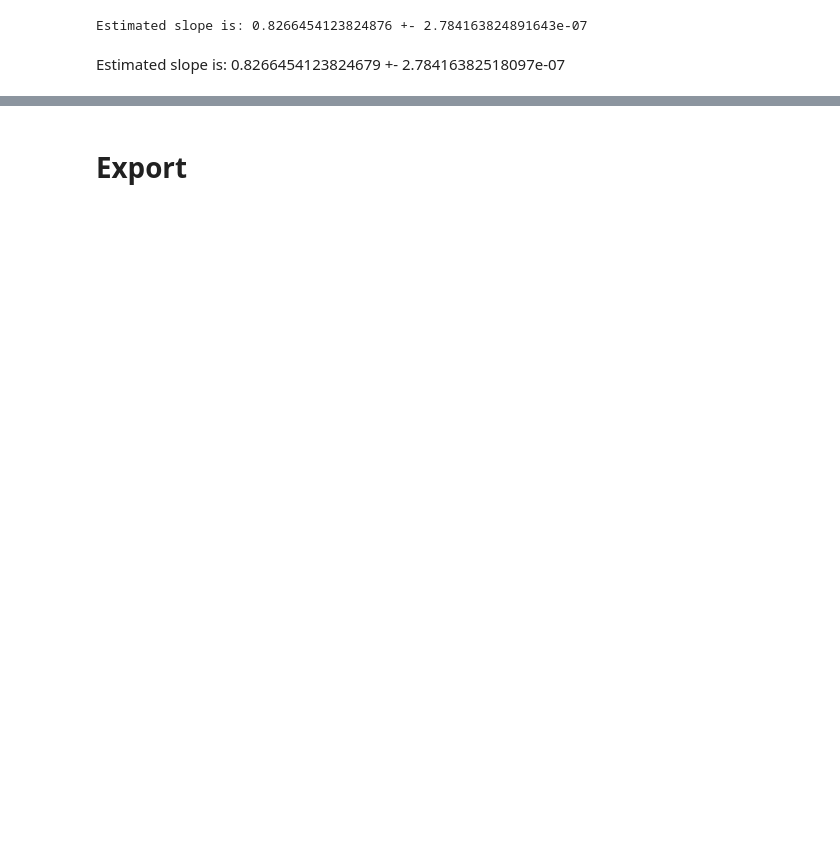
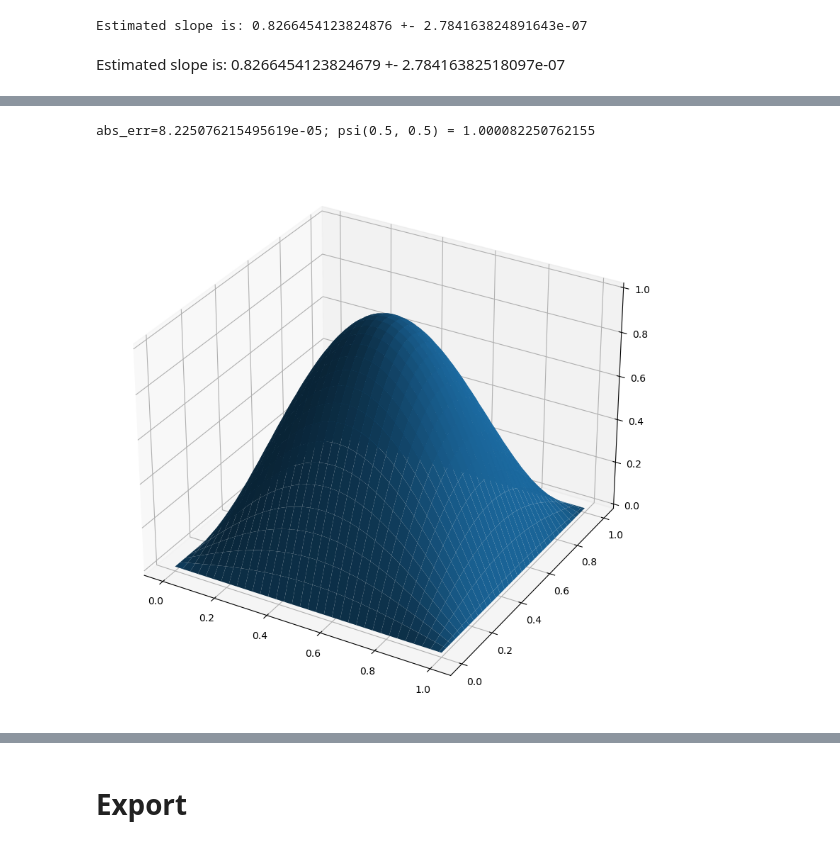
Before and after one commit to AugustasMacijauskas/uom-project, a Jupyter notebook: nbs/01_poisson_solvers.ipynb, the cells around one changed output, grey strips where cells are left out. Cells and saved outputs as stored; diff of their text form; code cells hidden in the pictures; blank space fills up the shorter version.

```diff
--- a/nbs/01_poisson_solvers.ipynb
+++ b/nbs/01_poisson_solvers.ipynb
@@ -204,13 +205,7 @@ Estimated slope is: 0.8266454123824876 +- 2.784163824891643e-07
 First check $\psi = 0$ for $\omega = 0$:
 # %%
 N = 20
-nx = N + 1
-ny = N + 1 # = nx
-
-h = 1 / N
-
-# SOR parameter
-r = 2 / (1 + np.pi / N) # optimal value
+nx = ny = N + 1
 
 w = np.zeros_like(psi) # vorticity
 # %%
@@ -240,8 +235,7 @@ Wall time: 183 ms
 #### Check the sweeping direction
 # %%
 N = 20
-nx = N + 1
-ny = N + 1 # = nx
+nx = ny = N + 1
 
 h = 1 / N
 
@@ -356,8 +350,7 @@ plt.show()
 tmp = []
 N_values = np.array([10, 14, 20, 28, 40, 56])
 for N_value in N_values:
-    nx = N_value + 1
-    ny = N_value + 1 # = nx
+    nx = ny = N_value + 1
 
     h = 1 / N_value
 
@@ -406,0 +549,16 @@ Estimated slope is: 0.8266454123824679 +- 2.78416382518097e-07
+# %%
+%%time
+
+# Initialize grid and the value of the vorticity on it
+N = 100
+nx = ny = N + 1
+h = 1 / N
+x_grid, y_grid = np.meshgrid(
+    np.linspace(0, 1, nx), np.linspace(0, 1, ny), indexing="ij"
+)
+w = 2 * np.pi ** 2 * np.sin(np.pi * x_grid) * np.sin(np.pi * y_grid) # vorticity
+
+exact_solution = np.sin(np.pi * x_grid) * np.sin(np.pi * y_grid)
+
+# Solve the system
+psi = poisson_non_iterative_solver(w)
@@ -406,0 +568,5 @@ Estimated slope is: 0.8266454123824679 +- 2.78416382518097e-07
+# %%
+abs_err = np.abs(psi - exact_solution).max()
+print(f"{abs_err=}; psi(0.5, 0.5) = {psi[nx // 2, ny // 2]}")
+# %% [output]
+abs_err=8.225076215495619e-05; psi(0.5, 0.5) = 1.000082250762155
@@ -406,0 +575,10 @@ Estimated slope is: 0.8266454123824679 +- 2.78416382518097e-07
+# %%
+fig = plt.figure(figsize=(10, 10))
+ax = fig.add_subplot(projection='3d')
+
+# Plot the surface
+ax.plot_surface(x_grid, y_grid, psi)
+
+plt.show()
+# %% [output]
+[figure, added]
```
Also changed, not shown: parts of 21 cells of this notebook, 4 other files.
